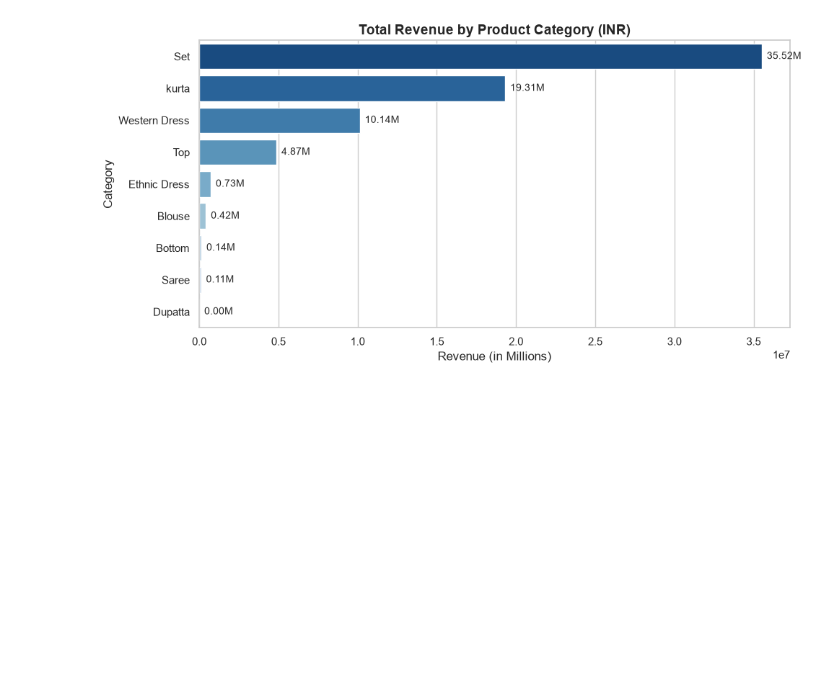
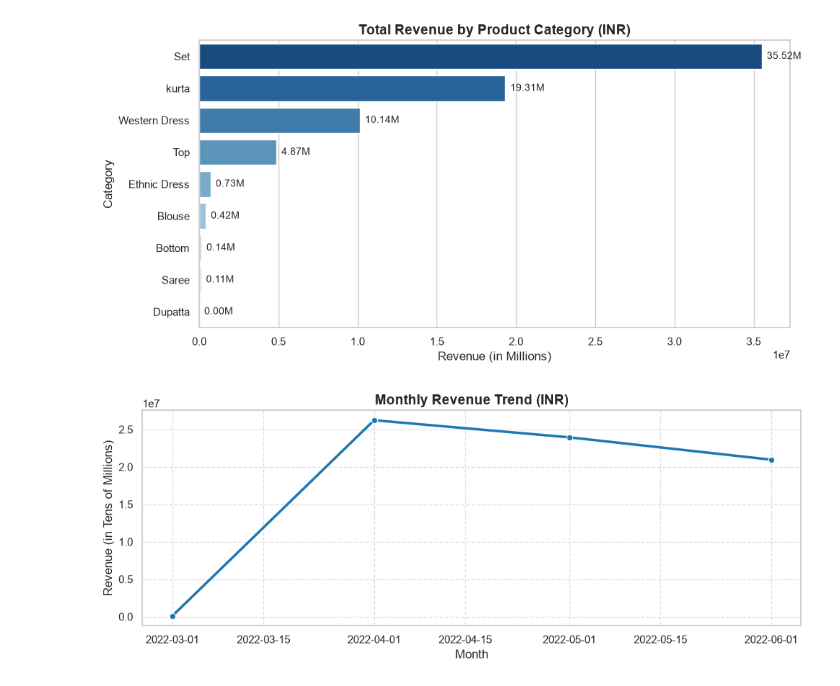
Before and after one commit to GreedIsGoody/e-commerce-amazon, a Jupyter notebook: notebook/first.ipynb, the cells around one changed output. Saved outputs shown, nothing was run; the diff lists cells and outputs as text; code cells hidden in the pictures; blank space fills up the shorter version.

Commit message:
feat:  make a monthly and weekndly revenue trend

```diff
--- a/notebook/first.ipynb
+++ b/notebook/first.ipynb
@@ -59,3 +59,28 @@ plt.tight_layout()
 plt.show()
 # %% [output]
 [figure]
+# %%
+query_monthly = """
+SELECT
+    DATE_TRUNC('month', date)::date AS sales_month,
+    ROUND(SUM(amount)::numeric, 2) AS monthly_revenue
+FROM amazon_sales
+WHERE status NOT IN ('Cancelled', 'Pending') AND date IS NOT NULL
+GROUP BY sales_month
+ORDER BY sales_month;
+"""
+
+df_monthly = pd.read_sql(query_monthly, engine)
+
+plt.figure(figsize=(10, 4))
+sns.lineplot(data=df_monthly, x='sales_month', y='monthly_revenue', marker='o', linewidth=2.5, color='#1f77b4')
+
+plt.title('Monthly Revenue Trend (INR)', fontsize=14, fontweight='bold')
+plt.xlabel('Month', fontsize=12)
+plt.ylabel('Revenue (in Tens of Millions)', fontsize=12)
+plt.grid(True, linestyle='--', alpha=0.6)
+
+plt.tight_layout()
+plt.show()
+# %% [output]
+[figure, added]
```
Also changed, not shown: parts of 1 cell of this notebook.
